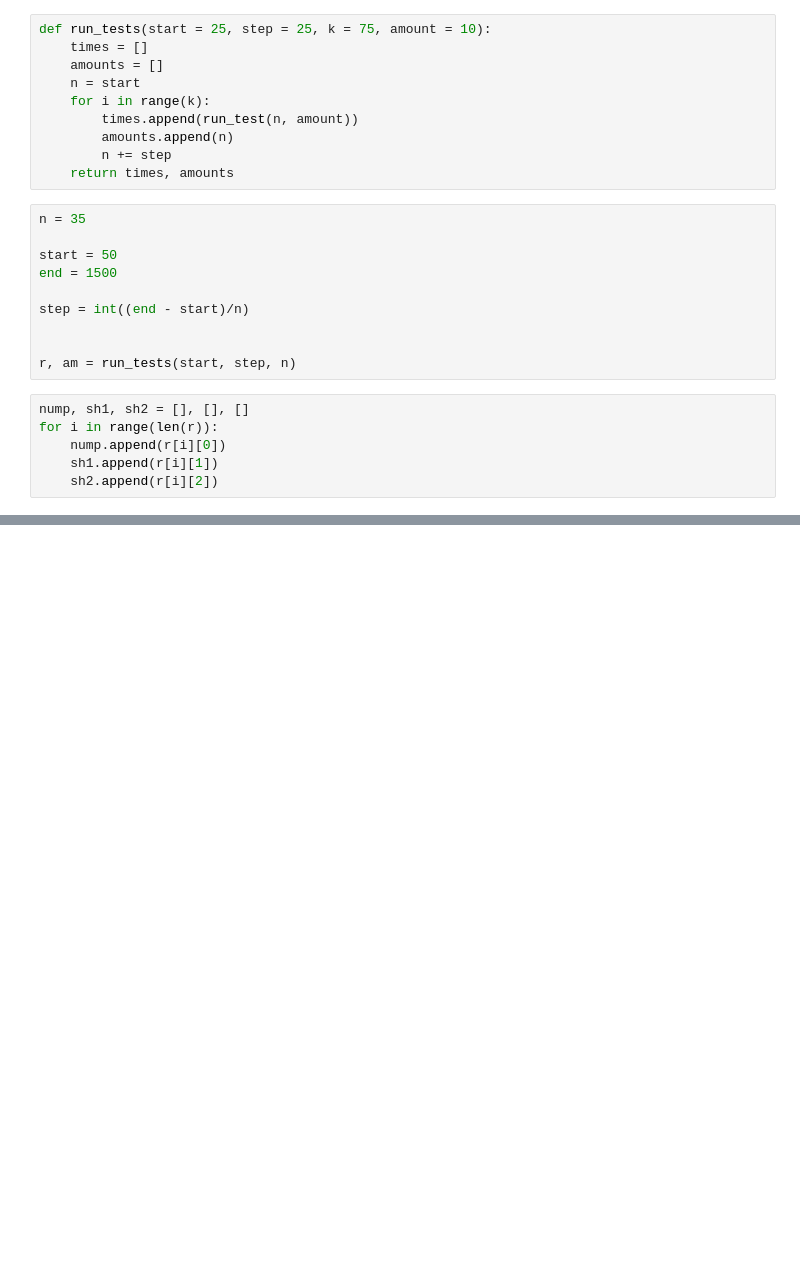
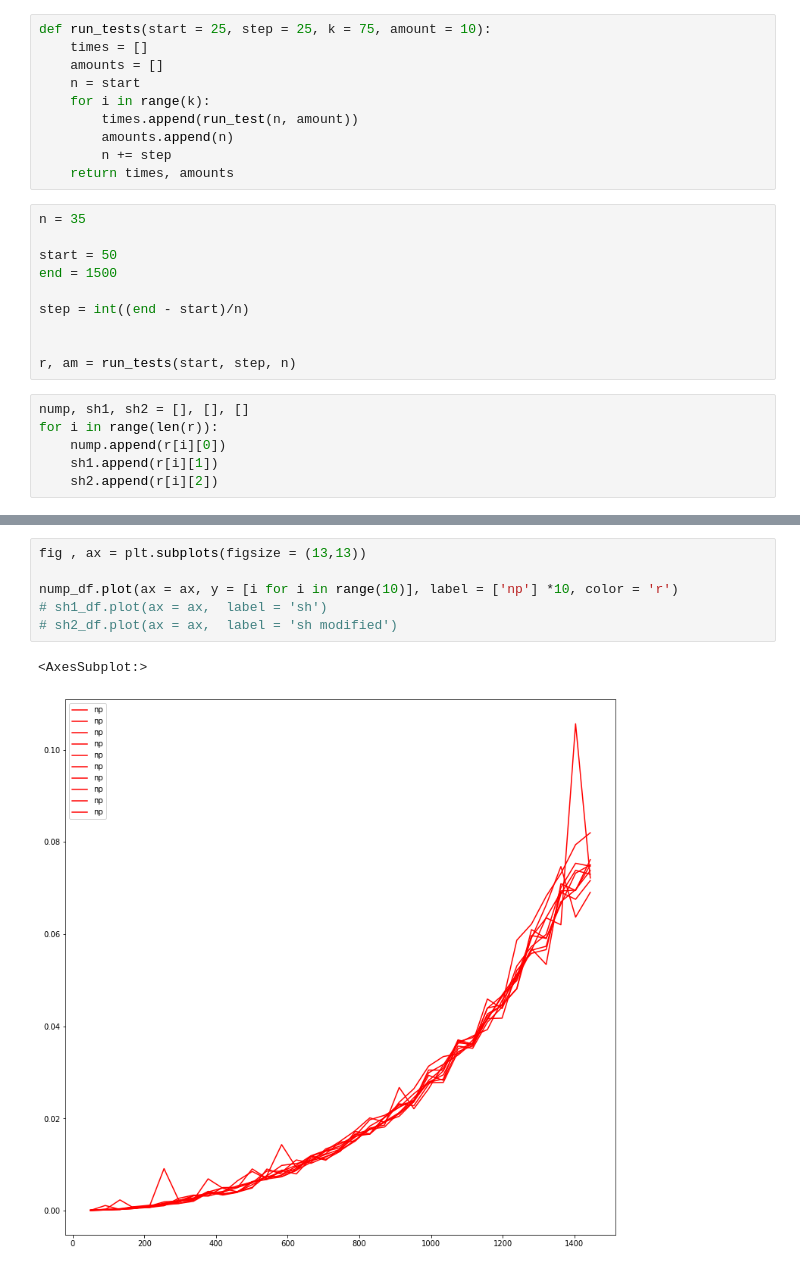
Before and after one commit to RysiekPrecikowski/MOwNiT, a Jupyter notebook: lab2.ipynb, the cells around one changed output, grey strips where cells are left out. Saved outputs shown, nothing was run; the diff lists cells and outputs as text; blank space fills up the shorter version.

```diff
--- a/lab2.ipynb
+++ b/lab2.ipynb
@@ -105,0 +125,9 @@ sh2_df.plot(ax = ax, y = 'mean', yerr = 'std', label = 'sh modified')
+# %%
+fig , ax = plt.subplots(figsize = (13,13))
+
+nump_df.plot(ax = ax, y = [i for i in range(10)], label = ['np'] *10, color = 'r')
+# sh1_df.plot(ax = ax,  label = 'sh')
+# sh2_df.plot(ax = ax,  label = 'sh modified')
+# %% [output]
+<AxesSubplot:>
+[figure, added]
```
Also changed, not shown: parts of 4 cells of this notebook, 1 other file.
